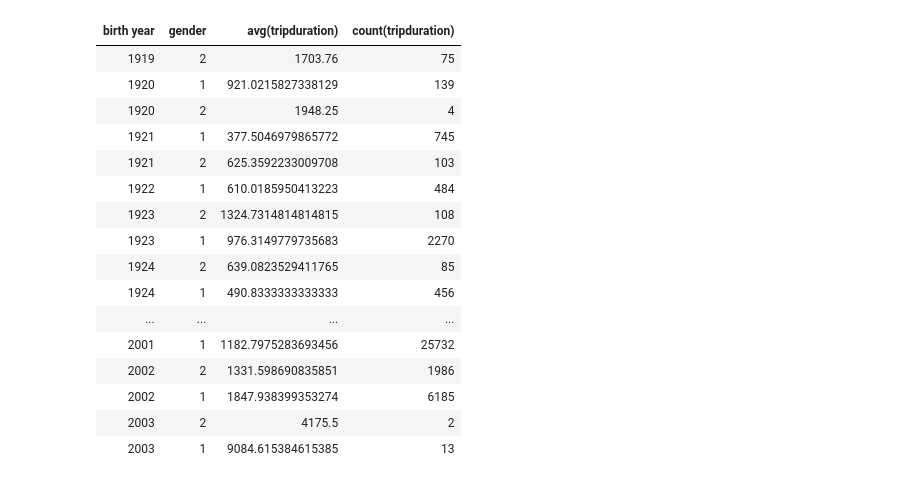
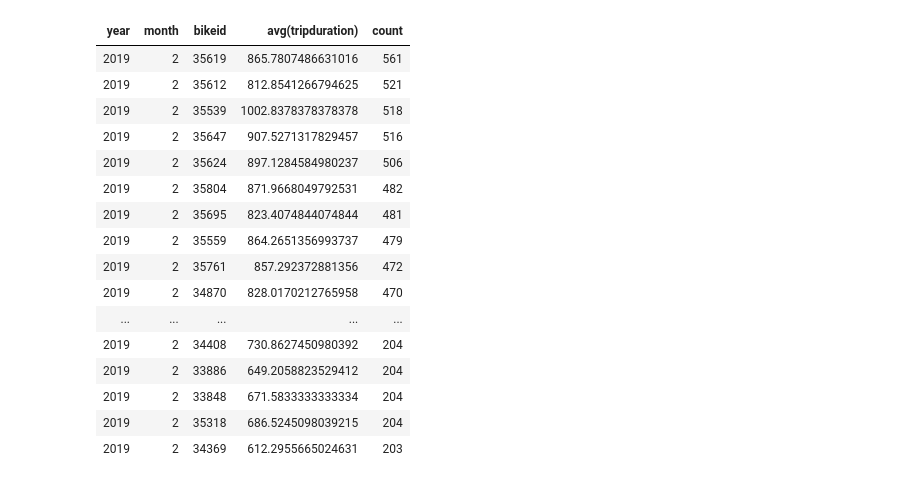
Before and after one commit to cbattlegear/themostpopularbike, a Jupyter notebook: notebooks/Users/cabattag@microsoft.com/bikedata.ipynb, the cells around one changed output. Drawn from its saved outputs; the diff is of its cells as text; code cells hidden in the pictures.

Commit message:
Final data output for New York

```diff
--- a/notebooks/Users/cabattag@microsoft.com/bikedata.ipynb
+++ b/notebooks/Users/cabattag@microsoft.com/bikedata.ipynb
@@ -60,7 +19,5 @@ schema = StructType([
     StructField("gender", IntegerType())
 ])
 
-bike = sqlContext.read.format('csv').options(header='true', nullValue='\\N').schema(schema).load('/mnt/bike/')
-
-display(bike)
+bike = sqlContext.read.format('csv').options(header='true', nullValue='\\N').schema(schema).load('/mnt/bike/newyork')
 # %% [output]
@@ -89,27 +30,26 @@ bike.select([mean('tripduration'), min('tripduration'), max('tripduration')]).sh
 [interactive output not drawn]
 # %%
 # Stolen blatentnly from https://stackoverflow.com/a/51633111/404006
+# Monthly Data
 from pyspark import *
 from pyspark.sql import functions as F
-# Get people that are only 100 years old or younger and have specified their gender
-filteredbike = bike.where((F.col("birth year") >= 1919) & (F.col("gender") > 0))
-aggregatebike = filteredbike.groupBy("birth year", "gender").agg(F.mean("tripduration"), F.count("tripduration")).sort("birth year")
+aggregatebike = bike.groupBy(F.year("starttime").alias("year"), F.month("starttime").alias("month"), "bikeid").agg(F.mean("tripduration"), F.count("tripduration").alias("count")).sort(["year", "month", "count"], ascending=False)
 display(aggregatebike)
 # %% [output]
-| birth year | gender | avg(tripduration) | count(tripduration) |
-| 1919 | 2 | 1703.76 | 75 |
-| 1920 | 1 | 921.0215827338129 | 139 |
-| 1920 | 2 | 1948.25 | 4 |
-| 1921 | 1 | 377.5046979865772 | 745 |
-| 1921 | 2 | 625.3592233009708 | 103 |
-| 1922 | 1 | 610.0185950413223 | 484 |
-| 1923 | 2 | 1324.7314814814815 | 108 |
-| 1923 | 1 | 976.3149779735683 | 2270 |
-| 1924 | 2 | 639.0823529411765 | 85 |
-| 1924 | 1 | 490.8333333333333 | 456 |
-| ... | ... | ... | ... |
-| 2001 | 1 | 1182.7975283693456 | 25732 |
-| 2002 | 2 | 1331.598690835851 | 1986 |
-| 2002 | 1 | 1847.938399353274 | 6185 |
-| 2003 | 2 | 4175.5 | 2 |
-| 2003 | 1 | 9084.615384615385 | 13 |
+| year | month | bikeid | avg(tripduration) | count |
+| 2019 | 2 | 35619 | 865.7807486631016 | 561 |
+| 2019 | 2 | 35612 | 812.8541266794625 | 521 |
+| 2019 | 2 | 35539 | 1002.8378378378378 | 518 |
+| 2019 | 2 | 35647 | 907.5271317829457 | 516 |
+| 2019 | 2 | 35624 | 897.1284584980237 | 506 |
+| 2019 | 2 | 35804 | 871.9668049792531 | 482 |
+| 2019 | 2 | 35695 | 823.4074844074844 | 481 |
+| 2019 | 2 | 35559 | 864.2651356993737 | 479 |
+| 2019 | 2 | 35761 | 857.292372881356 | 472 |
+| 2019 | 2 | 34870 | 828.0170212765958 | 470 |
+| ... | ... | ... | ... | ... |
+| 2019 | 2 | 34408 | 730.8627450980392 | 204 |
+| 2019 | 2 | 33886 | 649.2058823529412 | 204 |
+| 2019 | 2 | 33848 | 671.5833333333334 | 204 |
+| 2019 | 2 | 35318 | 686.5245098039215 | 204 |
+| 2019 | 2 | 34369 | 612.2955665024631 | 203 |
```
Also changed, not shown: parts of 9 cells of this notebook.
